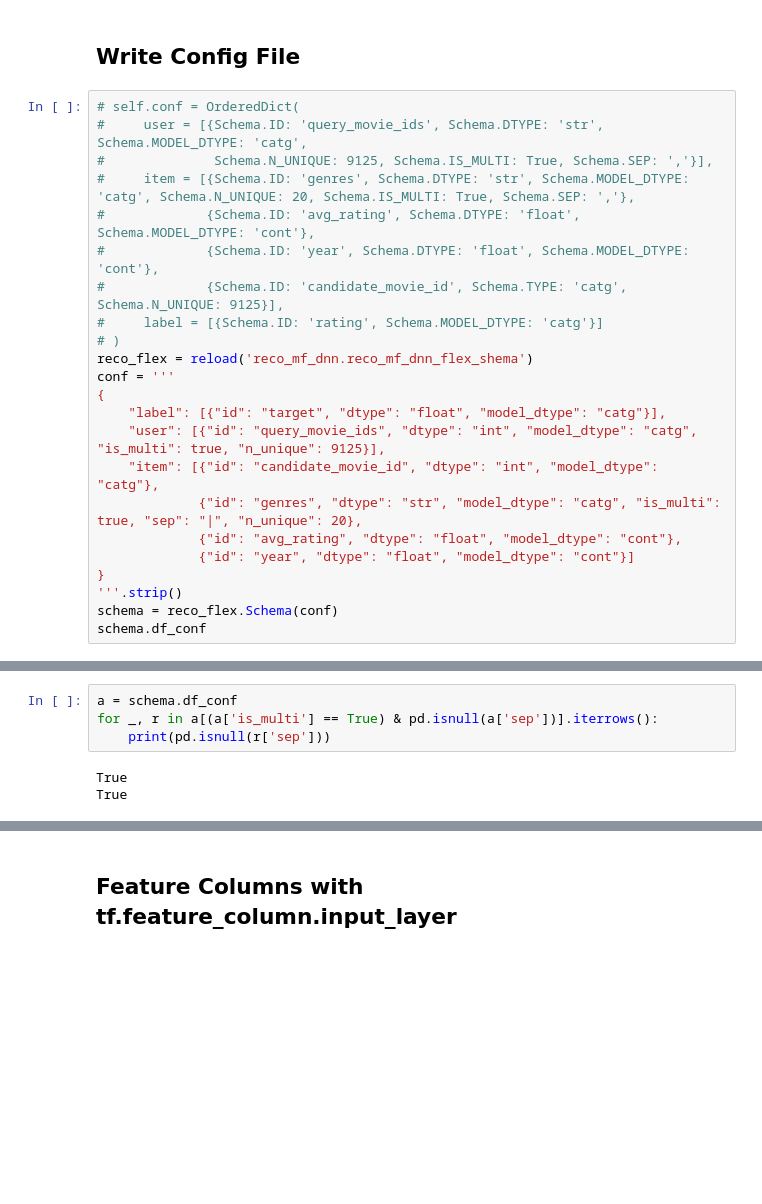
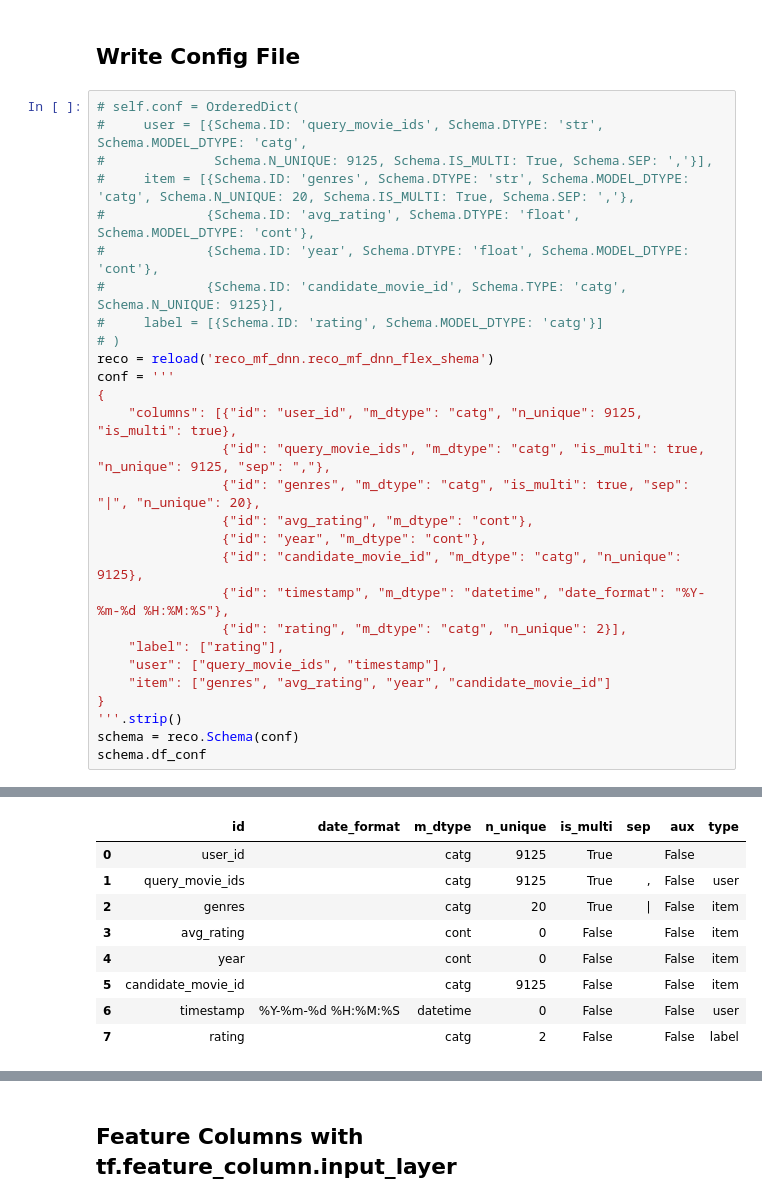
Before and after one commit to GaryChenCloudMile/recomm_prod, a Jupyter notebook: reco_mf_dnn/preproc.ipynb, the cells around one changed output, grey strips where cells are left out. Saved outputs shown, nothing was run; the diff lists cells and outputs as text; blank space fills up the shorter version.

```diff
--- a/reco_mf_dnn/preproc.ipynb
+++ b/reco_mf_dnn/preproc.ipynb
@@ -154,17 +125,22 @@ te_merged.head()
 #             {Schema.ID: 'candidate_movie_id', Schema.TYPE: 'catg', Schema.N_UNIQUE: 9125}],
 #     label = [{Schema.ID: 'rating', Schema.MODEL_DTYPE: 'catg'}]
 # )
-reco_flex = reload('reco_mf_dnn.reco_mf_dnn_flex_shema')
+reco = reload('reco_mf_dnn.reco_mf_dnn_flex_shema')
 conf = '''
 {
-    "label": [{"id": "target", "dtype": "float", "model_dtype": "catg"}],
-    "user": [{"id": "query_movie_ids", "dtype": "int", "model_dtype": "catg", "is_multi": true, "n_unique": 9125}],
-    "item": [{"id": "candidate_movie_id", "dtype": "int", "model_dtype": "catg"},
-             {"id": "genres", "dtype": "str", "model_dtype": "catg", "is_multi": true, "sep": "|", "n_unique": 20},
-             {"id": "avg_rating", "dtype": "float", "model_dtype": "cont"},
-             {"id": "year", "dtype": "float", "model_dtype": "cont"}]
+    "columns": [{"id": "user_id", "m_dtype": "catg", "n_unique": 9125, "is_multi": true},
+                {"id": "query_movie_ids", "m_dtype": "catg", "is_multi": true, "n_unique": 9125, "sep": ","},
+                {"id": "genres", "m_dtype": "catg", "is_multi": true, "sep": "|", "n_unique": 20},
+                {"id": "avg_rating", "m_dtype": "cont"},
+                {"id": "year", "m_dtype": "cont"},
+                {"id": "candidate_movie_id", "m_dtype": "catg", "n_unique": 9125},
+                {"id": "timestamp", "m_dtype": "datetime", "date_format": "%Y-%m-%d %H:%M:%S"},
+                {"id": "rating", "m_dtype": "catg", "n_unique": 2}],
+    "label": ["rating"],
+    "user": ["query_movie_ids", "timestamp"],
+    "item": ["genres", "avg_rating", "year", "candidate_movie_id"]
 }
 '''.strip()
-schema = reco_flex.Schema(conf)
+schema = reco.Schema(conf)
 schema.df_conf
 # %% [output]
@@ -172,7 +164,9 @@ AssertionError: [query_movie_ids] multivalent columns expect [sep] attr, actual
+|  | id | date_format | m_dtype | n_unique | is_multi | sep | aux | type |
+| 0 | user_id |  | catg | 9125 | True |  | False |  |
+| 1 | query_movie_ids |  | catg | 9125 | True | , | False | user |
+| 2 | genres |  | catg | 20 | True | | | False | item |
+| 3 | avg_rating |  | cont | 0 | False |  | False | item |
+| 4 | year |  | cont | 0 | False |  | False | item |
+| 5 | candidate_movie_id |  | catg | 9125 | False |  | False | item |
+| 6 | timestamp | %Y-%m-%d %H:%M:%S | datetime | 0 | False |  | False | user |
+| 7 | rating |  | catg | 2 | False |  | False | label |
-# %%
-a = schema.df_conf
-for _, r in a[(a['is_multi'] == True) & pd.isnull(a['sep'])].iterrows():
-    print(pd.isnull(r['sep']))
-# %% [output]
-True
-True
```
Also changed, not shown: parts of 16 cells of this notebook, 2 other files.
